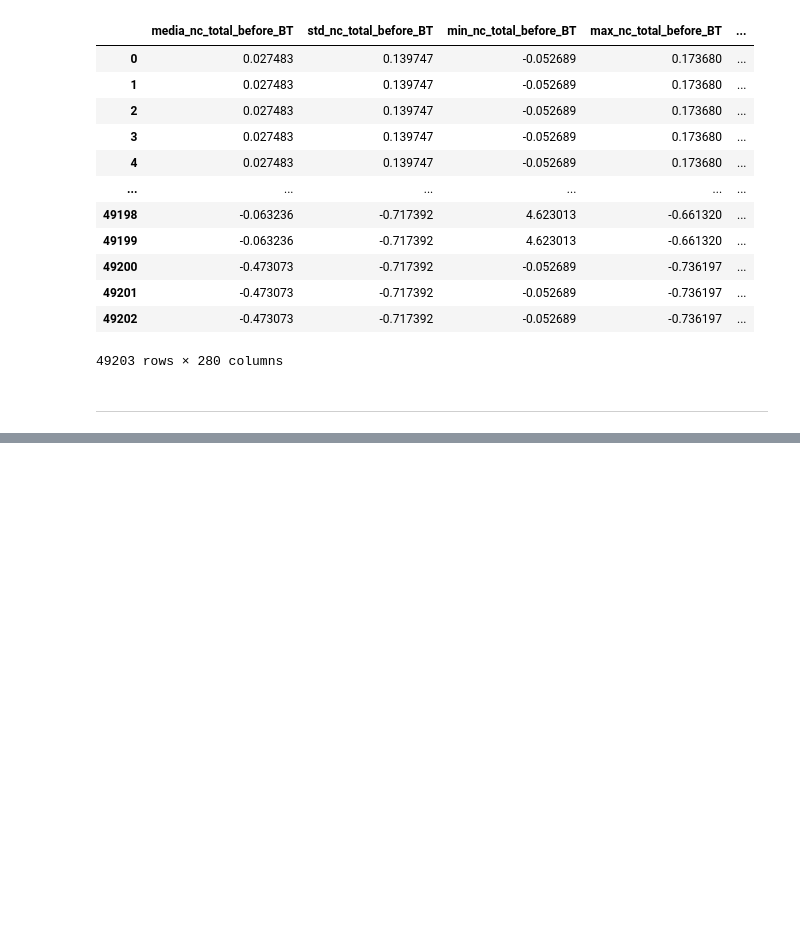
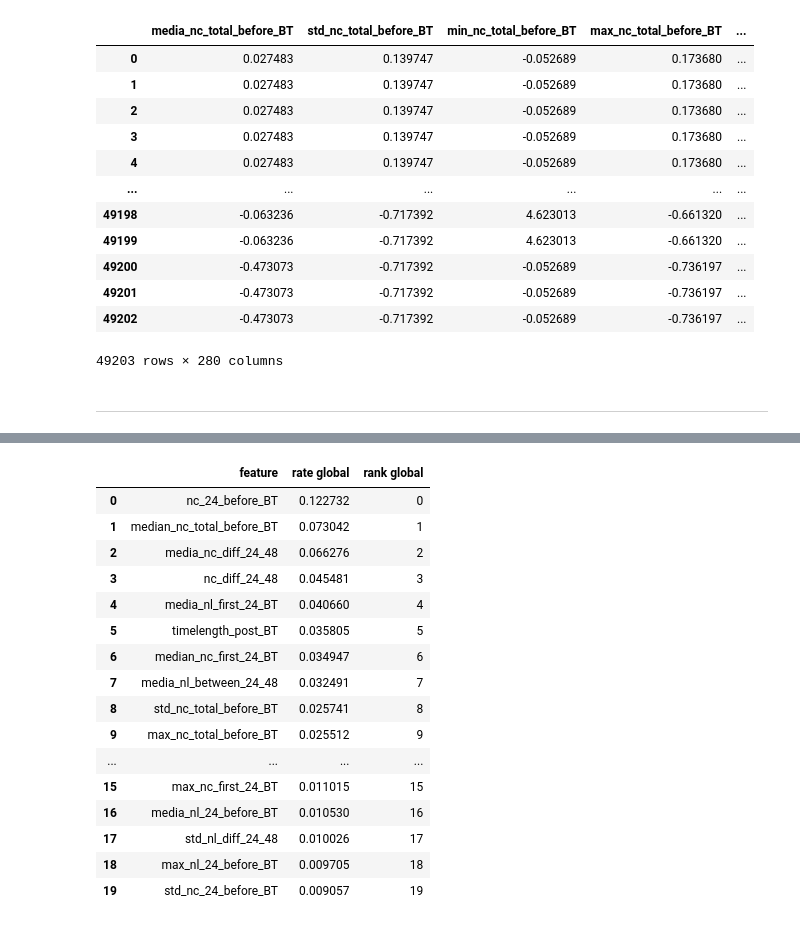
Before and after one commit to jtentor/DHDSFW, a Jupyter notebook: Features_01.ipynb, the cells around one changed output, grey strips where cells are left out. Saved outputs shown, nothing was run; the diff lists cells and outputs as text; code cells hidden in the pictures; blank space fills up the shorter version.

```diff
--- a/Features_01.ipynb
+++ b/Features_01.ipynb
@@ -289,0 +293,28 @@ show_feature_importance(models=[model], data_columns=X_train.columns)[:20]
+# %%
+pkl_file = 'Model.pkl'
+# %%
+with open(pkl_file, 'wb') as pkl_hand :
+    pickle.dump(model, pkl_hand)
+# %%
+with open(pkl_file, 'rb') as pkl_hand :
+    other_model = pickle.load(pkl_hand)
+# %%
+show_feature_importance(models=[other_model], data_columns=X_train.columns)[:20]
+# %% [output]
+|  | feature | rate global | rank global |
+| 0 | nc_24_before_BT | 0.122732 | 0 |
+| 1 | median_nc_total_before_BT | 0.073042 | 1 |
+| 2 | media_nc_diff_24_48 | 0.066276 | 2 |
+| 3 | nc_diff_24_48 | 0.045481 | 3 |
+| 4 | media_nl_first_24_BT | 0.040660 | 4 |
+| 5 | timelength_post_BT | 0.035805 | 5 |
+| 6 | median_nc_first_24_BT | 0.034947 | 6 |
+| 7 | media_nl_between_24_48 | 0.032491 | 7 |
+| 8 | std_nc_total_before_BT | 0.025741 | 8 |
+| 9 | max_nc_total_before_BT | 0.025512 | 9 |
+| ... | ... | ... | ... |
+| 15 | max_nc_first_24_BT | 0.011015 | 15 |
+| 16 | media_nl_24_before_BT | 0.010530 | 16 |
+| 17 | std_nl_diff_24_48 | 0.010026 | 17 |
+| 18 | max_nl_24_before_BT | 0.009705 | 18 |
+| 19 | std_nc_24_before_BT | 0.009057 | 19 |
```
Also changed, not shown: parts of 6 cells of this notebook, 11 other files.
